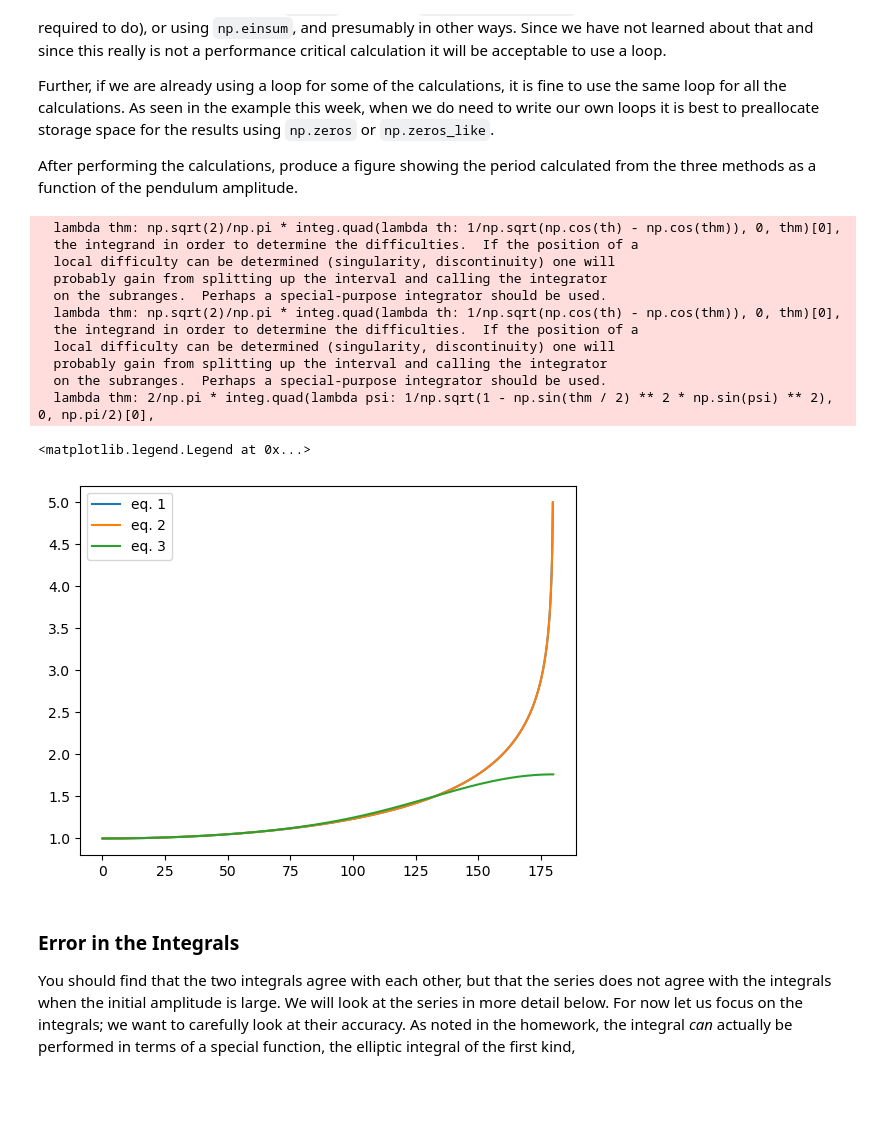
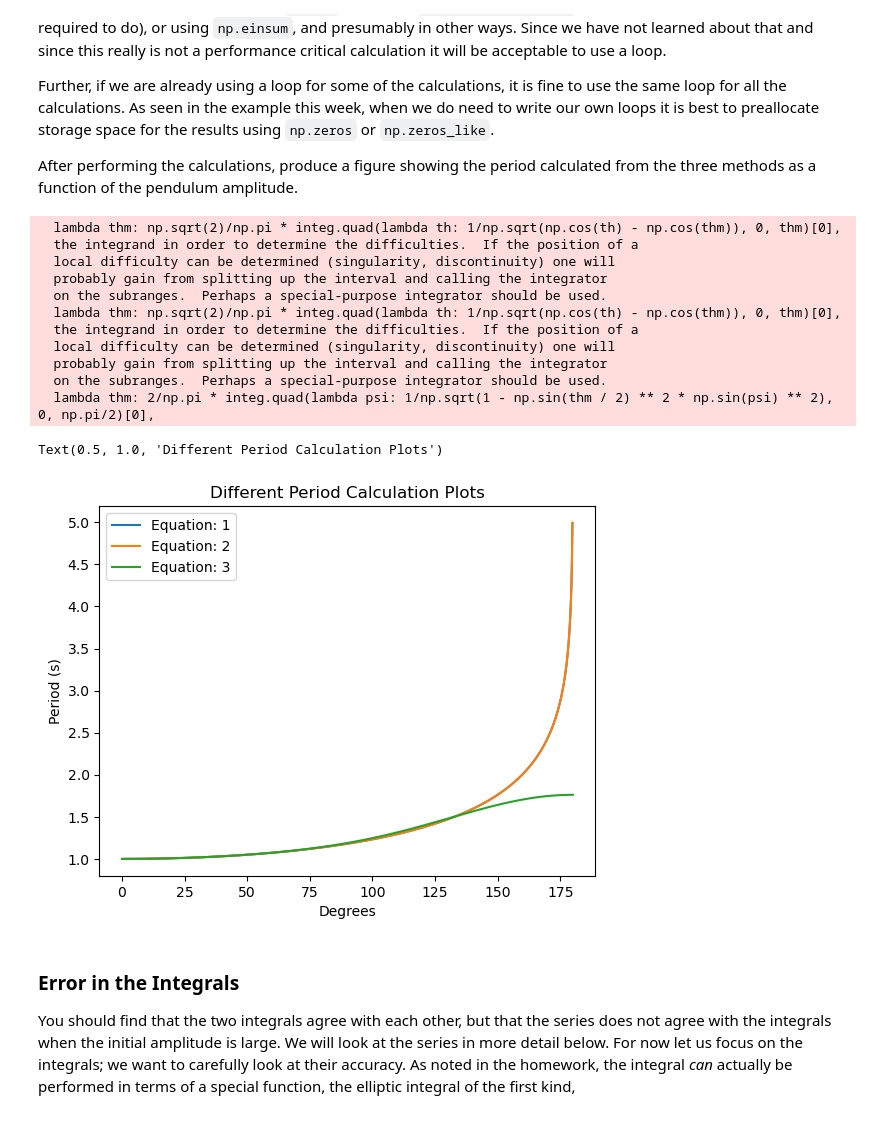
Before and after one commit to SerenaLynas/p250-spring-2026, a Jupyter notebook: labs/Lab04.ipynb, the cells around one changed output. Drawn from its saved outputs; the diff is of its cells as text; code cells hidden in the pictures; blank space fills up the shorter version.

Commit message:
Finalized Plots

```diff
--- a/labs/Lab04.ipynb
+++ b/labs/Lab04.ipynb
@@ -52,34 +52,37 @@ After performing the calculations, produce a figure showing the period calculate
 # %%
 def psi(th, thm):
     return np.sin(th/2) / np.sin(thm / 2)
 
 a2n = [1/4, 9/64, 25/256, 35/128]
 
 fs = [
     lambda thm: np.sqrt(2)/np.pi * integ.quad(lambda th: 1/np.sqrt(np.cos(th) - np.cos(thm)), 0, thm)[0],
     lambda thm: 2/np.pi * integ.quad(lambda psi: 1/np.sqrt(1 - np.sin(thm / 2) ** 2 * np.sin(psi) ** 2), 0, np.pi/2)[0],
     lambda thm: 1 + np.sum([a2n[m] * np.sin(thm / 2) ** (2 * (m + 1)) for m in range(0, 4)])
 ]
 
 thms = np.linspace(0, np.pi, 1_000)
 thms_deg = np.rad2deg(thms)
 fvals = [np.array([f(thm) for thm in thms]) for f in fs]
-[plt.plot(thms_deg, fval, label=f"eq. {i + 1}") for (i, fval) in enumerate(fvals)]
+[plt.plot(thms_deg, fval, label=f"Equation: {i + 1}") for (i, fval) in enumerate(fvals)]
 plt.legend()
+plt.xlabel("Degrees")
+plt.ylabel("Period (s)")
+plt.title("Different Period Calculation Plots")
 # %% [output]
   lambda thm: np.sqrt(2)/np.pi * integ.quad(lambda th: 1/np.sqrt(np.cos(th) - np.cos(thm)), 0, thm)[0],
   the integrand in order to determine the difficulties.  If the position of a
   local difficulty can be determined (singularity, discontinuity) one will
   probably gain from splitting up the interval and calling the integrator
   on the subranges.  Perhaps a special-purpose integrator should be used.
   lambda thm: np.sqrt(2)/np.pi * integ.quad(lambda th: 1/np.sqrt(np.cos(th) - np.cos(thm)), 0, thm)[0],
   the integrand in order to determine the difficulties.  If the position of a
   local difficulty can be determined (singularity, discontinuity) one will
   probably gain from splitting up the interval and calling the integrator
   on the subranges.  Perhaps a special-purpose integrator should be used.
   lambda thm: 2/np.pi * integ.quad(lambda psi: 1/np.sqrt(1 - np.sin(thm / 2) ** 2 * np.sin(psi) ** 2), 0, np.pi/2)[0],
-<matplotlib.legend.Legend at 0x...>
+Text(0.5, 1.0, 'Different Period Calculation Plots')
-[figure, old version]
+[figure, new version]
 # %% [markdown]
 ### Error in the Integrals
 
```
Also changed, not shown: parts of 3 cells of this notebook.
